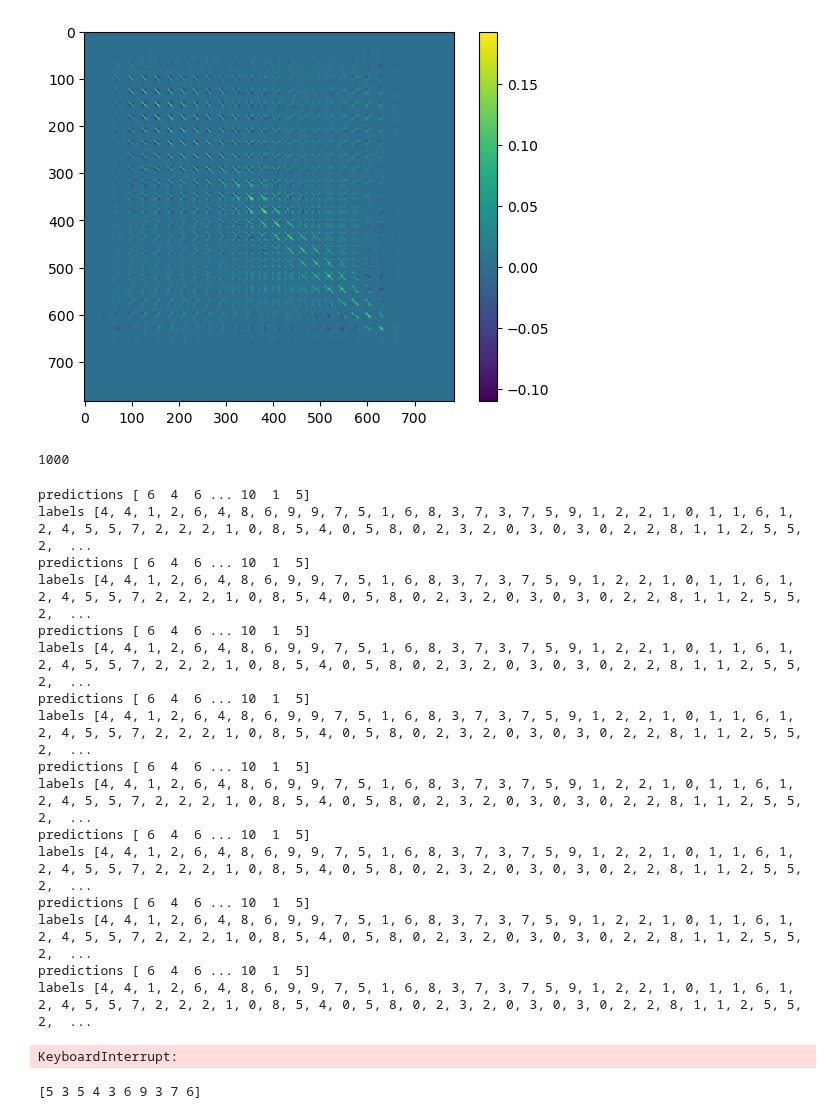
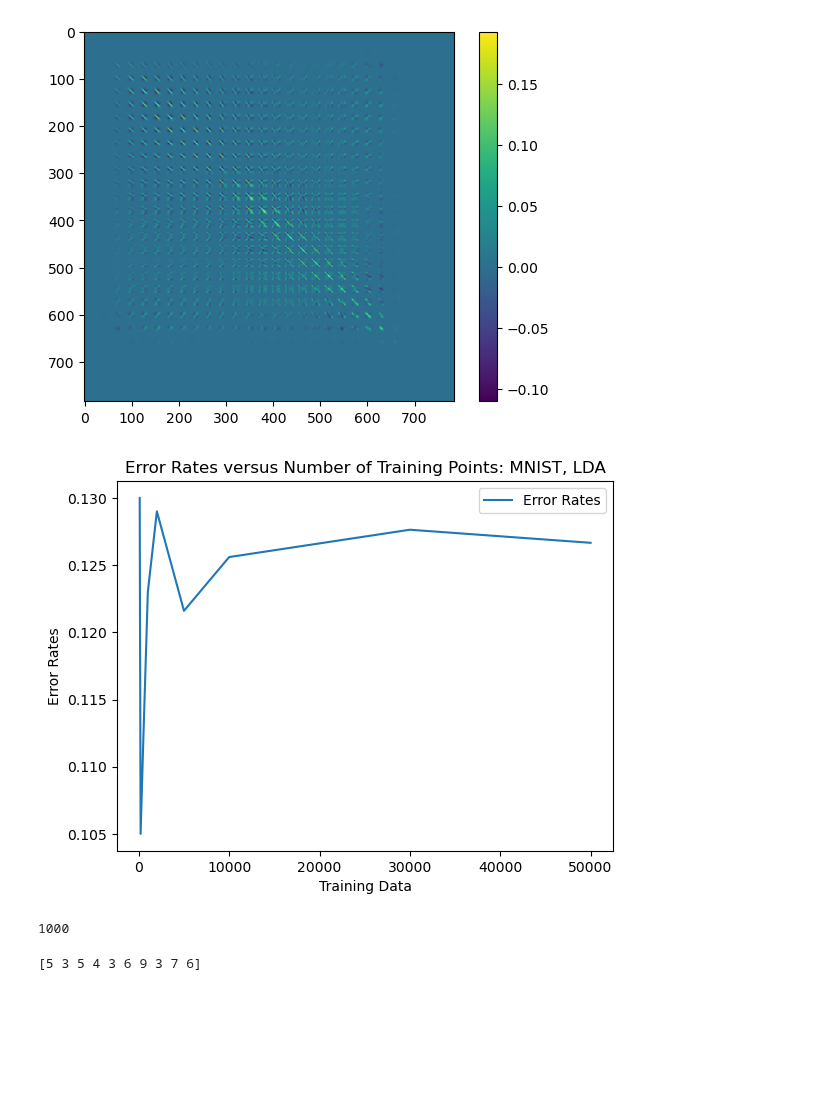
Before and after one commit to AmandaYao00/cs189_hw3, a Jupyter notebook: hw3-2023/scripts/code.ipynb, the cells around one changed output. Cells and saved outputs as stored; diff of their text form; code cells hidden in the pictures; blank space fills up the shorter version.

```diff
--- a/hw3-2023/scripts/code.ipynb
+++ b/hw3-2023/scripts/code.ipynb
@@ -287,12 +287,12 @@ def compute_gaussians(data, means, cov):
 
 # Computes the error rate
 def compute_error_rate(predictions, labels):
-    print("predictions", predictions)
-    print("labels", labels)
-    #num_correct = 0
-    #num_total = len(labels)
-    #return 1 - (num_correct/num_total)
-    return 1
+    num_correct = 0
+    num_total = len(labels)
+    for i in range(len(predictions)):
+        if predictions[i] == labels[i]:
+            num_correct += 1
+    return 1 - (num_correct/num_total)
 
 # Create plot.
 def create_plot(num_train, training_accuracy, plot_title):
@@ -328,3 +328,17 @@ for num in num_training_pts:
         temp_labels.append(mnist_training_labels[index])
     mnist_training_arrs.append(temp_train)
     mnist_label_arrs.append(temp_labels)
+# %%
+# 8.3 LDA
+
+error_rates = []
+
+# Compute predictions based on LDA
+for i in range(len(mnist_training_arrs)):
+    predictions = compute_gaussians(mnist_training_arrs[i], mnist_means, mnist_cov)
+    error_rates.append(compute_error_rate(predictions, mnist_label_arrs[i]))
+
+# Plot error rate versus number of training points.
+create_plot(num_training_pts, error_rates, "Error Rates versus Number of Training Points: MNIST, LDA")
+# %% [output]
+[figure, added]
@@ -331,40 +350,3 @@ for num in num_training_pts:
 # %%
 # %% [output]
 1000
-# %%
-# 8.3 LDA
-
-#mnist_training_arrs.append(mnist_training_data[index])
-#mnist_label_arrs.append(mnist_training_labels[index])
-error_rates = []
-
-for i in range(len(mnist_training_arrs)):
-    compute_gaussians(mnist_training_arrs[i], mnist_means, mnist_cov)
-    error_rates.append(compute_error_rate(estimations, mnist_label_arrs[i]))
-
-#print(mnist_training_data[mnist_training[:100]])
-#for
-
-
-#error_rates.append(compute_error_rate(estimations, mnist_training_labels[mnist_training[:num]]))
-
-# Plot error rate versus number of training points.
-#create_plot(num_training_pts, error_rates, "Error Rates versus Number of Training Points: MNIST, LDA")
-# %% [output]
-predictions [ 6  4  6 ... 10  1  5]
-labels [4, 4, 1, 2, 6, 4, 8, 6, 9, 9, 7, 5, 1, 6, 8, 3, 7, 3, 7, 5, 9, 1, 2, 2, 1, 0, 1, 1, 6, 1, 2, 4, 5, 5, 7, 2, 2, 2, 1, 0, 8, 5, 4, 0, 5, 8, 0, 2, 3, 2, 0, 3, 0, 3, 0, 2, 2, 8, 1, 1, 2, 5, 5, 2,  ...
-predictions [ 6  4  6 ... 10  1  5]
-labels [4, 4, 1, 2, 6, 4, 8, 6, 9, 9, 7, 5, 1, 6, 8, 3, 7, 3, 7, 5, 9, 1, 2, 2, 1, 0, 1, 1, 6, 1, 2, 4, 5, 5, 7, 2, 2, 2, 1, 0, 8, 5, 4, 0, 5, 8, 0, 2, 3, 2, 0, 3, 0, 3, 0, 2, 2, 8, 1, 1, 2, 5, 5, 2,  ...
-predictions [ 6  4  6 ... 10  1  5]
-labels [4, 4, 1, 2, 6, 4, 8, 6, 9, 9, 7, 5, 1, 6, 8, 3, 7, 3, 7, 5, 9, 1, 2, 2, 1, 0, 1, 1, 6, 1, 2, 4, 5, 5, 7, 2, 2, 2, 1, 0, 8, 5, 4, 0, 5, 8, 0, 2, 3, 2, 0, 3, 0, 3, 0, 2, 2, 8, 1, 1, 2, 5, 5, 2,  ...
-predictions [ 6  4  6 ... 10  1  5]
-labels [4, 4, 1, 2, 6, 4, 8, 6, 9, 9, 7, 5, 1, 6, 8, 3, 7, 3, 7, 5, 9, 1, 2, 2, 1, 0, 1, 1, 6, 1, 2, 4, 5, 5, 7, 2, 2, 2, 1, 0, 8, 5, 4, 0, 5, 8, 0, 2, 3, 2, 0, 3, 0, 3, 0, 2, 2, 8, 1, 1, 2, 5, 5, 2,  ...
-predictions [ 6  4  6 ... 10  1  5]
-labels [4, 4, 1, 2, 6, 4, 8, 6, 9, 9, 7, 5, 1, 6, 8, 3, 7, 3, 7, 5, 9, 1, 2, 2, 1, 0, 1, 1, 6, 1, 2, 4, 5, 5, 7, 2, 2, 2, 1, 0, 8, 5, 4, 0, 5, 8, 0, 2, 3, 2, 0, 3, 0, 3, 0, 2, 2, 8, 1, 1, 2, 5, 5, 2,  ...
-predictions [ 6  4  6 ... 10  1  5]
-labels [4, 4, 1, 2, 6, 4, 8, 6, 9, 9, 7, 5, 1, 6, 8, 3, 7, 3, 7, 5, 9, 1, 2, 2, 1, 0, 1, 1, 6, 1, 2, 4, 5, 5, 7, 2, 2, 2, 1, 0, 8, 5, 4, 0, 5, 8, 0, 2, 3, 2, 0, 3, 0, 3, 0, 2, 2, 8, 1, 1, 2, 5, 5, 2,  ...
-predictions [ 6  4  6 ... 10  1  5]
-labels [4, 4, 1, 2, 6, 4, 8, 6, 9, 9, 7, 5, 1, 6, 8, 3, 7, 3, 7, 5, 9, 1, 2, 2, 1, 0, 1, 1, 6, 1, 2, 4, 5, 5, 7, 2, 2, 2, 1, 0, 8, 5, 4, 0, 5, 8, 0, 2, 3, 2, 0, 3, 0, 3, 0, 2, 2, 8, 1, 1, 2, 5, 5, 2,  ...
-predictions [ 6  4  6 ... 10  1  5]
-labels [4, 4, 1, 2, 6, 4, 8, 6, 9, 9, 7, 5, 1, 6, 8, 3, 7, 3, 7, 5, 9, 1, 2, 2, 1, 0, 1, 1, 6, 1, 2, 4, 5, 5, 7, 2, 2, 2, 1, 0, 8, 5, 4, 0, 5, 8, 0, 2, 3, 2, 0, 3, 0, 3, 0, 2, 2, 8, 1, 1, 2, 5, 5, 2,  ...
-KeyboardInterrupt:
```
Also changed, not shown: parts of 3 cells of this notebook.
